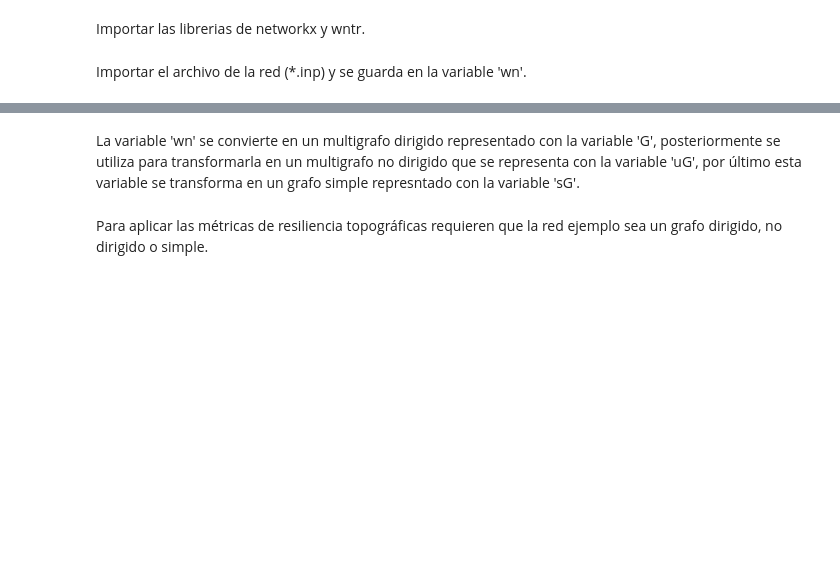
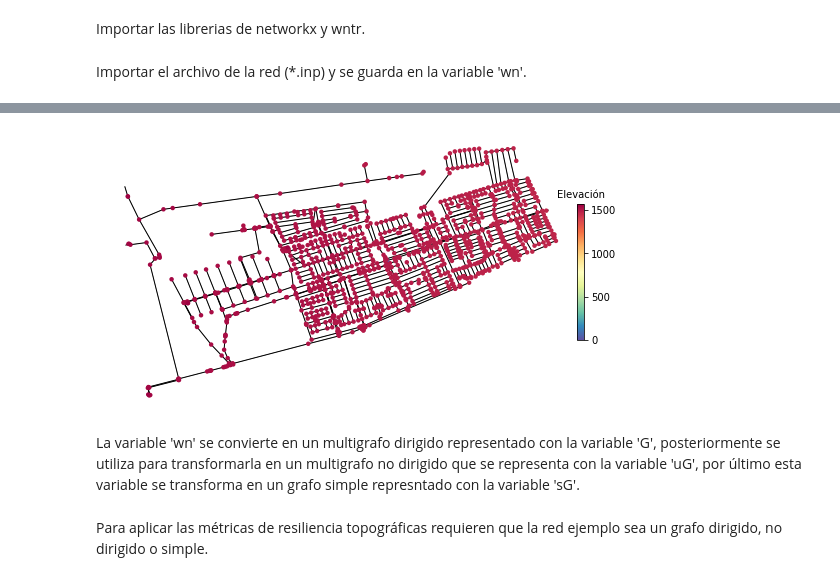
Before and after one commit to daniaguirre/wdn_analysis, a Jupyter notebook: Gabriela/rda_ejemplo.ipynb, the cells around one changed output, grey strips where cells are left out. Saved outputs shown, nothing was run; the diff lists cells and outputs as text; code cells hidden in the pictures; blank space fills up the shorter version.

```diff
--- a/Gabriela/rda_ejemplo.ipynb
+++ b/Gabriela/rda_ejemplo.ipynb
@@ -10,0 +32,5 @@ wn = wntr.network.WaterNetworkModel('nets/Xicotepec_UAM_9.inp')
+# %%
+fig, (ax1) = plt.subplots(1, 1, figsize=(10,5))
+nodes, edges = wntr.graphics.plot_network(wn, node_attribute='elevation', node_colorbar_label='Elevación',ax=ax1)
+# %% [output]
+[figure, added]
```
Also changed, not shown: parts of 13 cells of this notebook, 5 other files.
